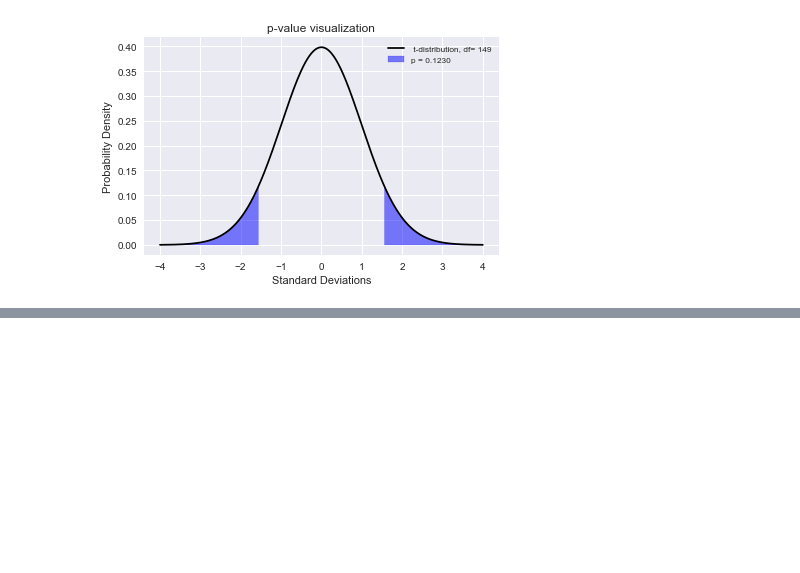
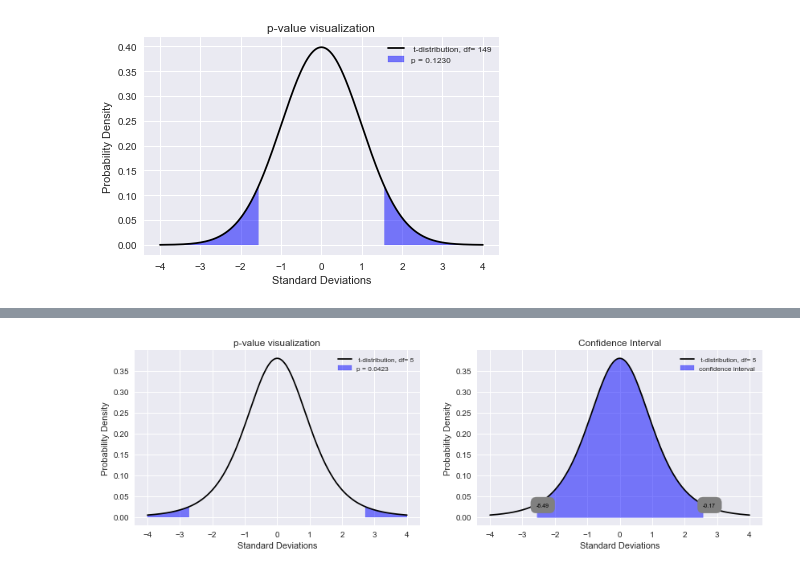
Before and after one commit to mseyhan/statistical-learning, a Jupyter notebook: chapter7_3.ipynb, the cells around one changed output, grey strips where cells are left out. Cells and saved outputs as stored; diff of their text form; code cells hidden in the pictures; blank space fills up the shorter version.

```diff
--- a/chapter7_3.ipynb
+++ b/chapter7_3.ipynb
@@ -335,0 +515,93 @@ there's a difference in smoker and nonsmoker mothers' average infant weights.
+# %%
+'''7.25 Friday the 13th, Part II. The Friday the 13th study reported in Exercise 7.23 also provides data on
+traffic accident related emergency room admissions. The distributions of these counts from Friday the 6th
+and Friday the 13th are shown below for six such paired dates along with summary statistics. You may
+assume that conditions for inference are met.
+
+(a) Conduct a hypothesis test to evaluate if there is a difference between the average numbers of traffic
+accident related emergency room admissions between Friday the 6th and Friday the 13th.
+(b) Calculate a 95% confidence interval for the difference between the average numbers of traffic accident
+related emergency room admissions between Friday the 6th and Friday the 13th.
+(c) The conclusion of the original study states, "Friday 13th is unlucky for some. The risk of hospital
+admission as a result of a transport accident may be increased by as much as 52%. Staying at home is
+recommended." Do you agree with this statement? Explain your reasoning.'''
+
+# HYPOTHESIS TEST
+xbar = -3.33
+s = 3.01
+n = 6
+
+x0 = 0 # null value
+cl = .95 # confidence level
+sl = 1-cl # significance level
+s1t = sl/2 # significance level in one tail
+dof = 6-1 # degrees of freedom
+
+se = s / np.sqrt(n) # standard error
+t = (xbar - x0) / se # compute t-score
+two_t = [t,t*(-1)] # t-scores for right and left tail
+p1t = stats.t.cdf(x=min(two_t), df=dof) # one tail probability -left tail-
+p = stats.t.cdf(x=min(two_t), df=dof) * 2 # two tailed p-value of corresponding t-score
+
+#PREPARE
+poi = '''difference between average traffic accident of two dates'''
+h0 = ''' there's no significant difference in two dates' average traffic accident. '''
+ha = ''' there's a significant difference in two dates' average traffic accident. '''
+
+print('''PREPARE.
+parameter of interest: {poi}.
+xbar = {xbar}, s = {s}, n = {n}, dof = {dof}
+H0: {h0} u_1 - u_2 = {x0}
+HA: {ha} u_1 - u_2 != {x0}
+significance level: {sl:.2f}'''
+.format(xbar=xbar,s=std,n=n,dof=dof,sl=sl,x0=x0,h0=h0,ha=ha,poi=poi))
+
+print('''CALCULATE.
+se = {se:.4f}, t* = {t:.2f}
+CONCLUDE.
+Since p = {p:.4f} and it's smaller than our {sl:.2f} significance level, we reject the null hypothesis and conclude
+the data provide strong evidence that the average number of traffic accident is significantly different between two dates.
+'''
+.format(sl=sl,p=p,se=se,t=t))
+
+# viz
+fig = plt.figure(figsize=(14,4))
+x = np.linspace(-4, 4, 500)
+ax = fig.add_subplot(1,2,1)
+y = stats.t.pdf(x, dof)
+ax.plot(x, y, color='black',label=f' t-distribution, df= {dof}'.format(df=dof))
+ax.fill_between(x, y, color='blue', alpha=0.5, where=(x<min(two_t)) | (x>max(two_t)),label="p = {:.4f}".format(p))
+ax.set_ylabel('Probability Density')
+ax.set_xlabel('Standard Deviations')
+ax.set_title('p-value visualization')
+legend = ax.legend(shadow=True,fontsize='small')
+
+# CONFIDENCE INTERVAL
+fig_conf = plt.figure(figsize=(14,4))
+x = np.linspace(-4, 4, 500)
+
+t_conf = stats.t.ppf(1-s1t, dof) # upper tail is 1 - confidence level /2 (one tail)
+
+me = t_conf * se
+lo = xbar - me
+hi = xbar + me
+print('''CONFIDENCE INTERVAL
+standard error = {se:.4f}, me = {me:.4f}, dof = {dof}, t_conf = {t_conf:.4f}
+we're {cl:.0%} confident that the real difference of average traffic accidents between two dates is between {lo:.4f} and {hi:.4f}'''
+.format(cl=cl,se=se,me=me,lo=lo,hi=hi,dof=dof,t_conf=t_conf))
+
+ax_conf = fig.add_subplot(1,2,2)
+y = stats.t.pdf(x, dof)
+two_t_conf = [t_conf, (t_conf)*-1]
+
+ax_conf.plot(x, y, color='black',label=f' t-distribution, df= {dof}'.format(df=dof))
+ax_conf.fill_between(x, y, color='blue', alpha=0.5, where= ~((x<min(two_t_conf)) | (x>max(two_t_conf))) ,label="confidence interval")
+ax_conf.set_ylabel('Probability Density')
+ax_conf.set_xlabel('Standard Deviations')
+ax_conf.set_title('Confidence Interval')
+ax_conf.text(min(two_t_conf), stats.t.cdf(x=min(two_t_conf), df=dof), '{t_lo:.2f}'.format(t_lo=lo), color='black',
+        bbox=dict(facecolor='none', edgecolor='black', boxstyle='round,pad=1', color='gray'),fontsize='x-small')
+ax_conf.text(max(two_t_conf), stats.t.cdf(x=min(two_t_conf), df=dof), '{t_hi:.2f}'.format(t_hi=hi), color='black',
+        bbox=dict(facecolor='none', edgecolor='black', boxstyle='round,pad=1', color='gray'),fontsize='x-small')
+legend = ax_conf.legend(shadow=True,fontsize='small')
+# %% [output]
@@ -335,0 +623 @@ there's a difference in smoker and nonsmoker mothers' average infant weights.
+[figure, added]
```
Also changed, not shown: parts of 13 cells of this notebook.
